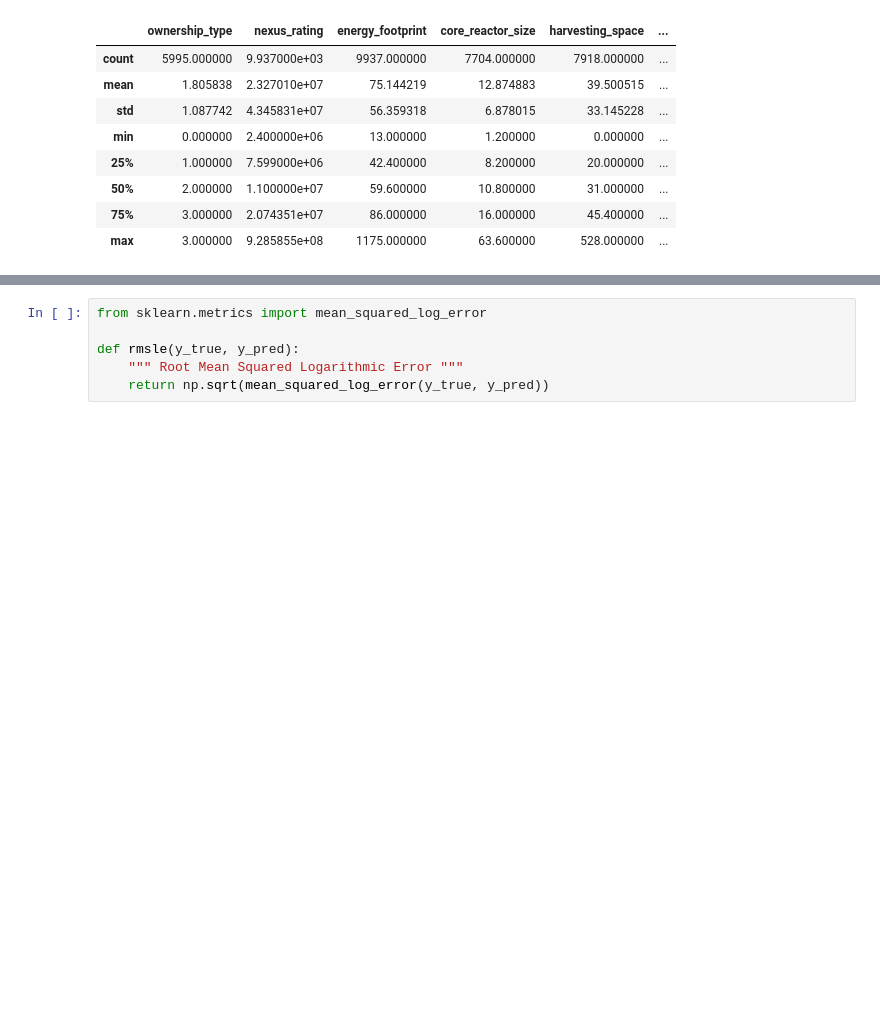
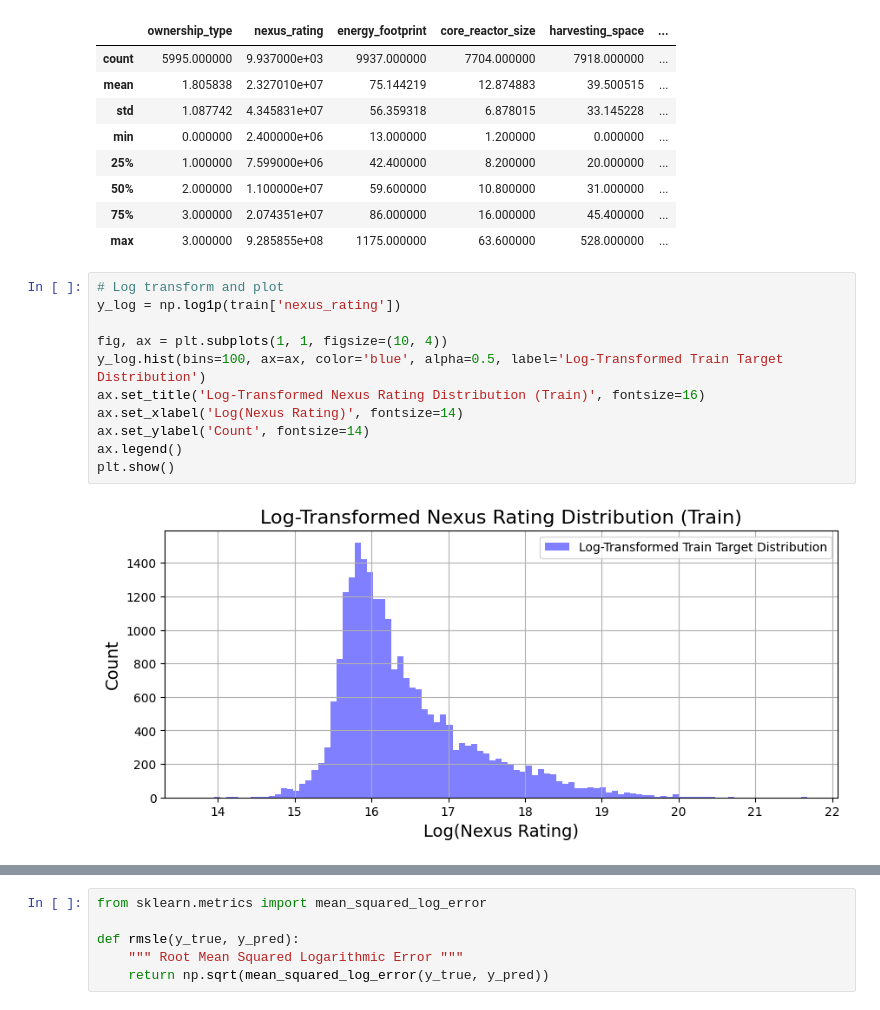
Before and after one commit to Oddvar112/TDT4172_Assignment_1, a Jupyter notebook: Chapter_1.ipynb, the cells around one changed output, grey strips where cells are left out. Cells and saved outputs as stored; diff of their text form; blank space fills up the shorter version.

```diff
--- a/Chapter_1.ipynb
+++ b/Chapter_1.ipynb
@@ -490,3 +487,16 @@ fixed_test.describe()
 | 50% | 2.000000 | 1.100000e+07 | 59.600000 | 10.800000 | 31.000000 | ... |
 | 75% | 3.000000 | 2.074351e+07 | 86.000000 | 16.000000 | 45.400000 | ... |
 | max | 3.000000 | 9.285855e+08 | 1175.000000 | 63.600000 | 528.000000 | ... |
+# %%
+# Log transform and plot
+y_log = np.log1p(train['nexus_rating'])
+
+fig, ax = plt.subplots(1, 1, figsize=(10, 4))
+y_log.hist(bins=100, ax=ax, color='blue', alpha=0.5, label='Log-Transformed Train Target Distribution')
+ax.set_title('Log-Transformed Nexus Rating Distribution (Train)', fontsize=16)
+ax.set_xlabel('Log(Nexus Rating)', fontsize=14)
+ax.set_ylabel('Count', fontsize=14)
+ax.legend()
+plt.show()
+# %% [output]
+[figure, added]
```
Also changed, not shown: parts of 14 cells of this notebook.
